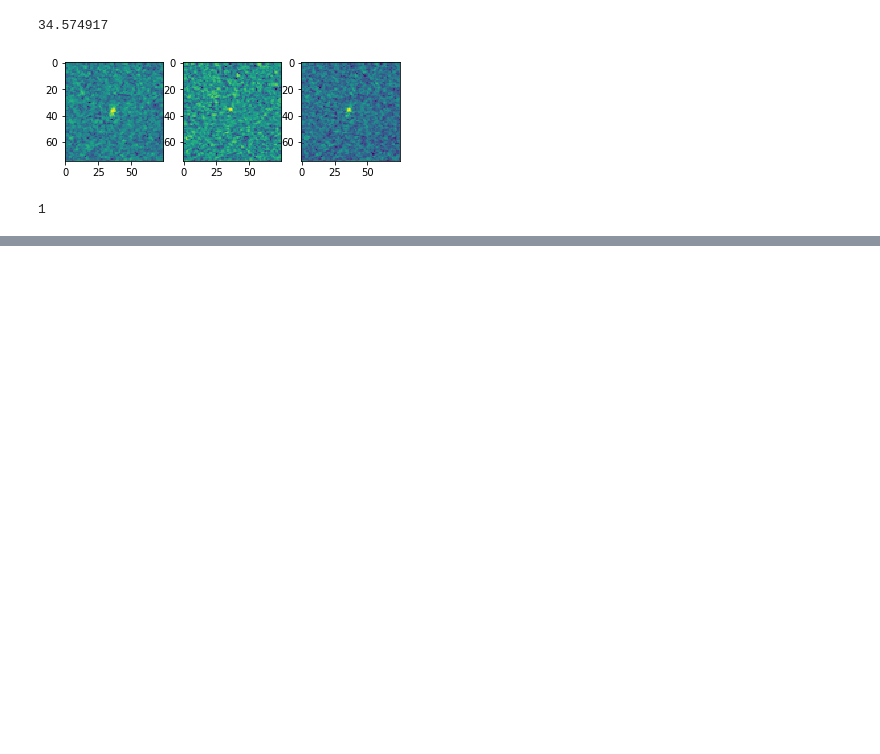
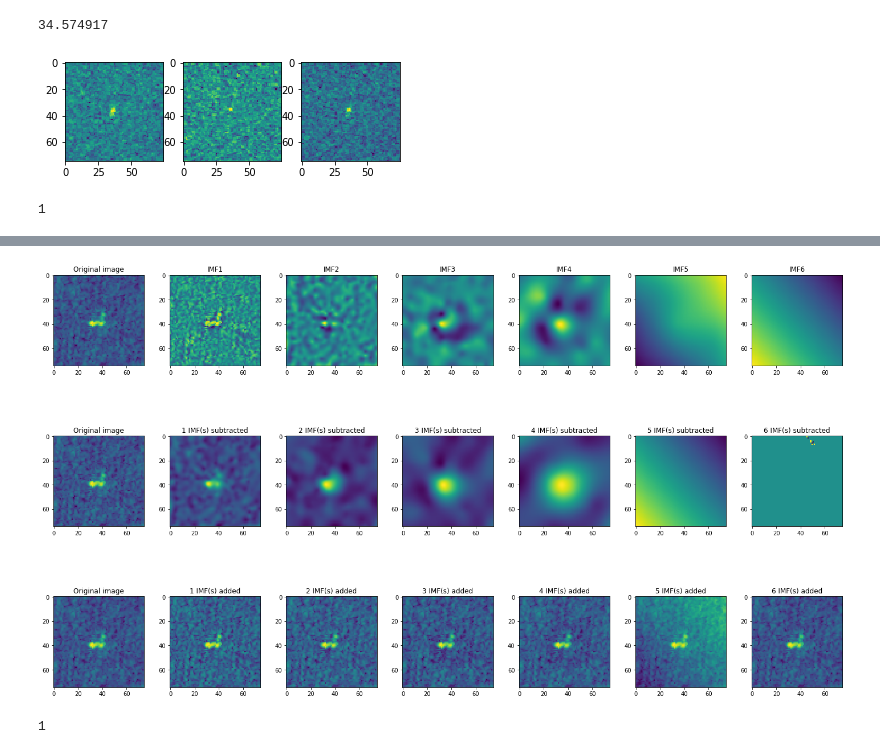
Before and after one commit to holwech/Spacebergs, a Jupyter notebook: python/EMD2D.ipynb, the cells around one changed output, grey strips where cells are left out. Drawn from its saved outputs; the diff is of its cells as text; code cells hidden in the pictures; blank space fills up the shorter version.

Commit message:
Wrapped IEMD matlab script to python

```diff
--- a/python/EMD2D.ipynb
+++ b/python/EMD2D.ipynb
@@ -82,0 +64,48 @@ plt.show()
+# %%
+# Calculate IMFs, residue, and medel(?) using matlab wrapper
+def IEMD(img, epsilon=0.1, numberimfs=6, conn='8m'):
+    matlab_arr = matlab.double(img.tolist())
+    matlab_imfs, matlab_residue, matlab_medel = eng.IEMD_public(matlab_arr, epsilon, numberimfs, conn, nargout=3)
+
+    imfs = np.asarray(matlab_imfs)
+    residue = np.asarray(matlab_residue)
+    medel = np.asarray(matlab_medel)
+    return imfs, residue, medel
+# %%
+def plot_IEMD(img, imfs):
+    fig, ax = plt.subplots(3,1 + np.shape(imfs)[2], figsize=(20, 12))
+    fig.tight_layout(h_pad=3)
+    fig.subplots_adjust(hspace=0.1)
+
+    ax[0][0].imshow(img)
+    ax[0][0].set_title("Original image")
+    ax[1][0].imshow(img)
+    ax[1][0].set_title("Original image")
+    ax[2][0].imshow(img)
+    ax[2][0].set_title("Original image")
+
+    filtered_img_sub = np.copy(img)
+    filtered_img_add = np.copy(img)
+    for imf in range(np.shape(imfs)[2]):
+        ax[0][imf + 1].imshow(imfs[:,:,imf])
+        ax[0][imf + 1].set_title("IMF" + str(imf + 1))
+
+        filtered_img_sub = filtered_img_sub - imfs[:,:,imf]
+        ax[1][imf + 1].imshow(filtered_img_sub)
+        ax[1][imf + 1].set_title(str(imf + 1) + " IMF(s) subtracted")
+
+        filtered_img_add = filtered_img_add + imfs[:,:,imf]
+        ax[2][imf + 1].imshow(filtered_img_add)
+        ax[2][imf + 1].set_title(str(imf + 1) + " IMF(s) added")
+
+
+    plt.show()
+    print(y_train[2])
+# %%
+img = X_train[1,:,:,0]
+imfs, residue, medel = IEMD(img)
+# %%
+plot_IEMD(img, imfs)
+# %% [output]
+[figure, added]
+1
```
Also changed, not shown: parts of 7 cells of this notebook, 1 other file.
